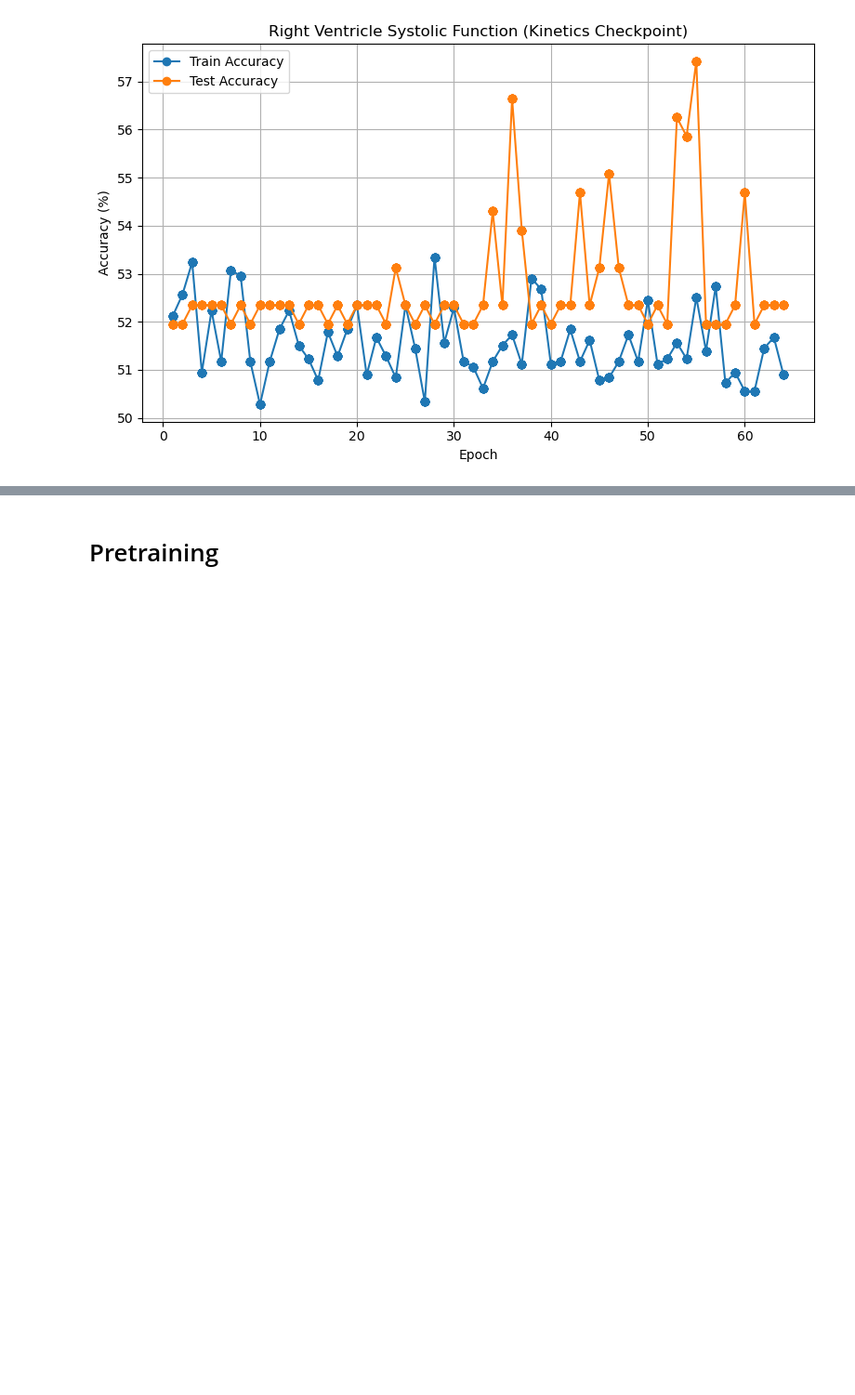
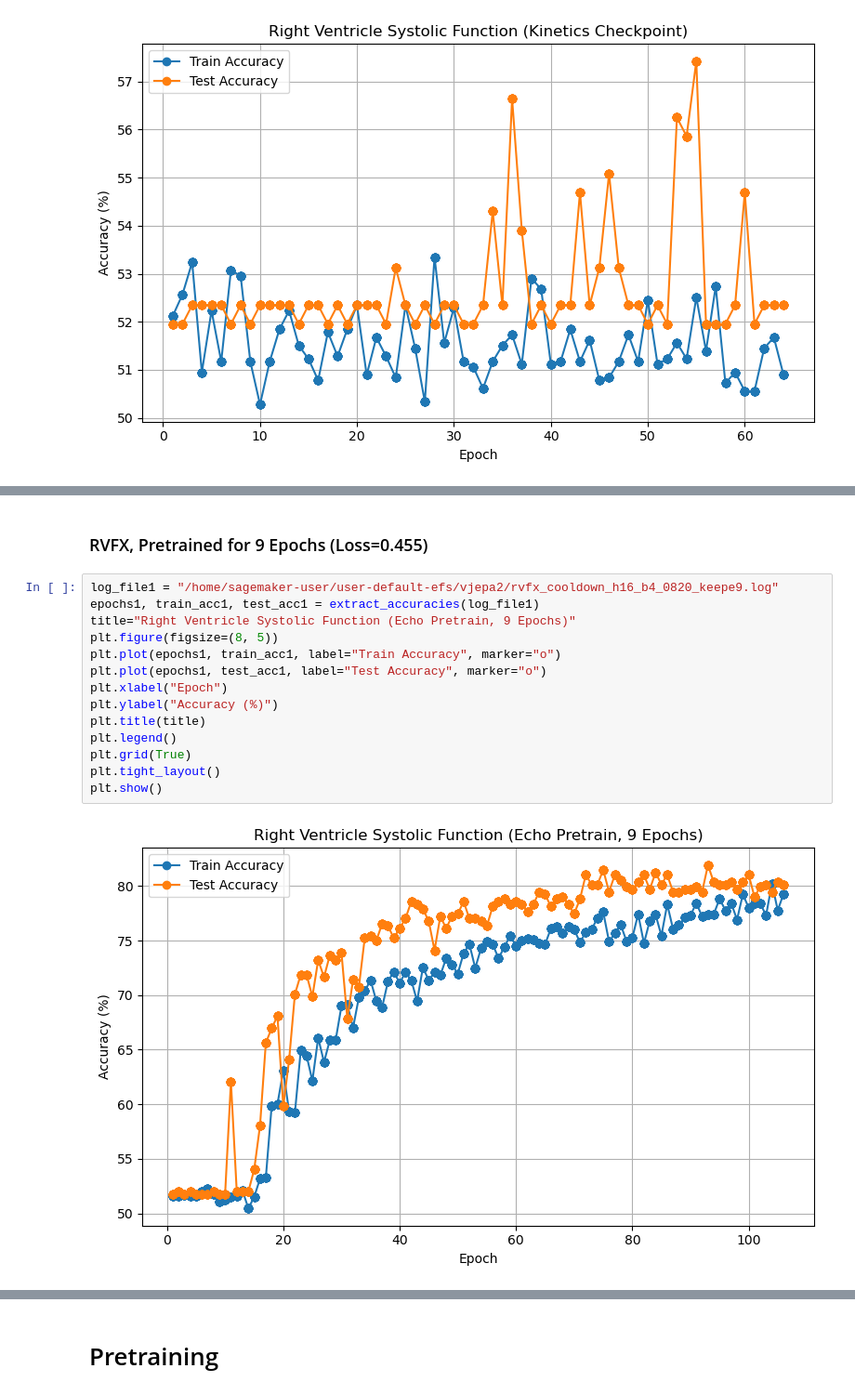
Before and after one commit to alif-munim/EchoJEPA, a Jupyter notebook: plot.ipynb, the cells around one changed output, grey strips where cells are left out. Shown at 93% size. Drawn from its saved outputs; the diff is of its cells as text; blank space fills up the shorter version.

```diff
--- a/plot.ipynb
+++ b/plot.ipynb
@@ -63,0 +66,18 @@ plt.show()
+# %% [markdown]
+### RVFX, Pretrained for 9 Epochs (Loss=0.455)
+# %%
+log_file1 = "/home/sagemaker-user/user-default-efs/vjepa2/rvfx_cooldown_h16_b4_0820_keepe9.log"
+epochs1, train_acc1, test_acc1 = extract_accuracies(log_file1)
+title="Right Ventricle Systolic Function (Echo Pretrain, 9 Epochs)"
+plt.figure(figsize=(8, 5))
+plt.plot(epochs1, train_acc1, label="Train Accuracy", marker="o")
+plt.plot(epochs1, test_acc1, label="Test Accuracy", marker="o")
+plt.xlabel("Epoch")
+plt.ylabel("Accuracy (%)")
+plt.title(title)
+plt.legend()
+plt.grid(True)
+plt.tight_layout()
+plt.show()
+# %% [output]
+[figure, added]
```
Also changed, not shown: parts of 9 cells of this notebook, 11 other files.
